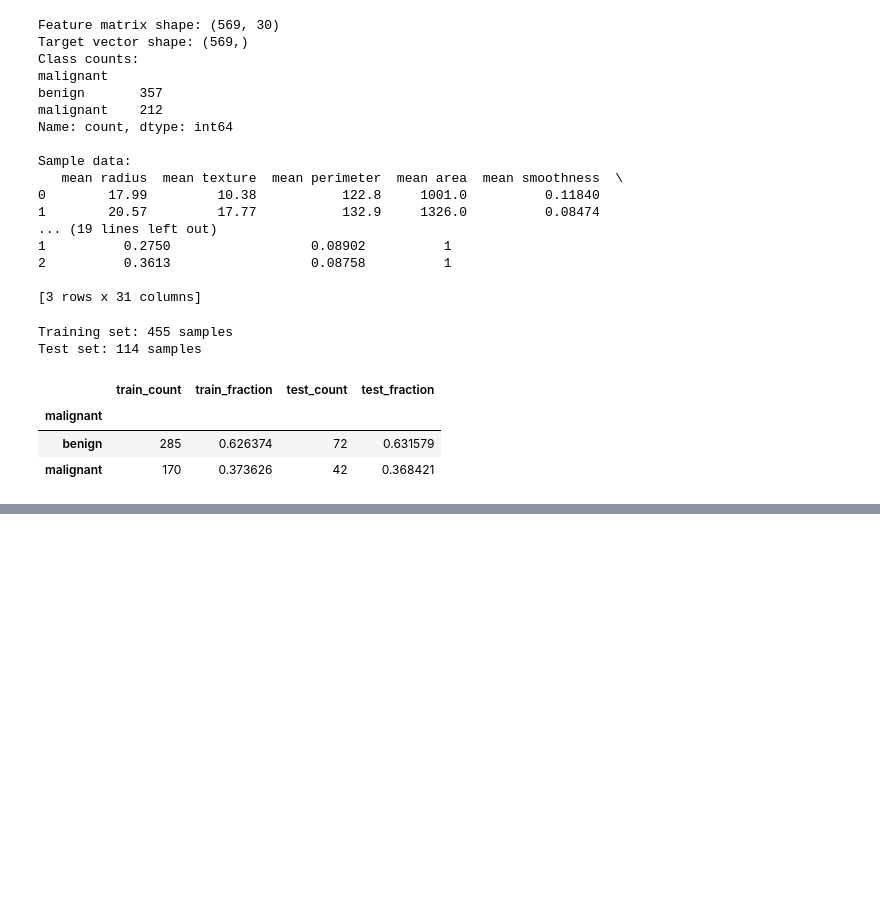
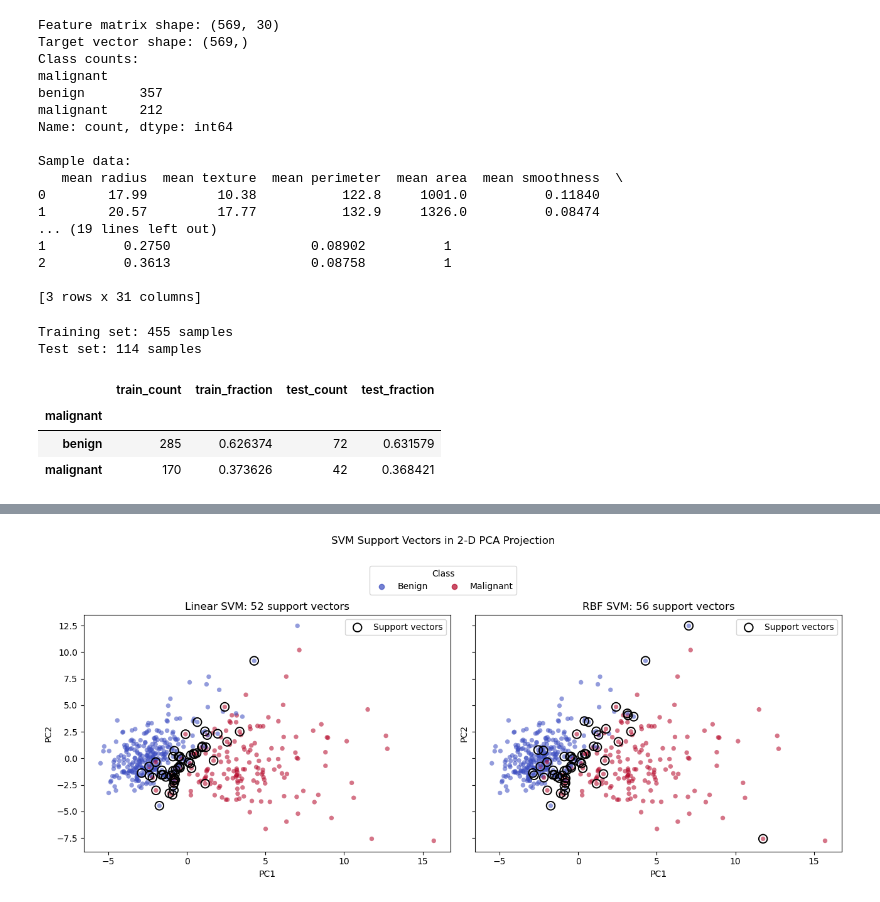
Before and after one commit to mdsanghi/ML_Assisgnment1, a Jupyter notebook: binary_classification.ipynb, the cells around one changed output, grey strips where cells are left out. Saved outputs shown, nothing was run; the diff lists cells and outputs as text; code cells hidden in the pictures; blank space fills up the shorter version.

```diff
--- a/binary_classification.ipynb
+++ b/binary_classification.ipynb
@@ -86,0 +295,100 @@ split_summary
+# %%
+import matplotlib.pyplot as plt
+
+from sklearn.decomposition import PCA
+from sklearn.model_selection import GridSearchCV, StratifiedKFold
+from sklearn.svm import SVC
+
+svm_cv = StratifiedKFold(n_splits=5, shuffle=True, random_state=RANDOM_STATE)
+
+linear_svm_grid = GridSearchCV(
+    estimator=make_pipeline(StandardScaler(), SVC(kernel="linear")),
+    param_grid={"svc__C": np.logspace(-3, 3, 7)},
+    cv=svm_cv,
+    scoring="accuracy",
+)
+
+rbf_svm_grid = GridSearchCV(
+    estimator=make_pipeline(StandardScaler(), SVC(kernel="rbf")),
+    param_grid={
+        "svc__C": np.logspace(-3, 3, 7),
+        "svc__gamma": np.logspace(-4, 1, 6),
+    },
+    cv=svm_cv,
+    scoring="accuracy",
+)
+
+linear_svm_grid.fit(X_train, y_train)
+rbf_svm_grid.fit(X_train, y_train)
+
+linear_svm = linear_svm_grid.best_estimator_.named_steps["svc"]
+rbf_svm = rbf_svm_grid.best_estimator_.named_steps["svc"]
+
+svm_summary = pd.DataFrame(
+    {
+        "kernel": ["linear", "rbf"],
+        "best_params": [linear_svm_grid.best_params_, rbf_svm_grid.best_params_],
+        "best_cv_accuracy": [linear_svm_grid.best_score_, rbf_svm_grid.best_score_],
+        "n_support_vectors": [linear_svm.support_.size, rbf_svm.support_.size],
+        "support_vectors_class_0": [linear_svm.n_support_[0], rbf_svm.n_support_[0]],
+        "support_vectors_class_1": [linear_svm.n_support_[1], rbf_svm.n_support_[1]],
+    }
+)
+
+pca_scaler = StandardScaler()
+X_train_scaled = pca_scaler.fit_transform(X_train)
+pca_2d = PCA(n_components=2, random_state=RANDOM_STATE)
+X_train_pca = pca_2d.fit_transform(X_train_scaled)
+
+fig, axes = plt.subplots(1, 2, figsize=(13, 5), sharex=True, sharey=True)
+svm_models = [
+    ("Linear SVM", linear_svm),
+    ("RBF SVM", rbf_svm),
+]
+
+for ax, (title, model) in zip(axes, svm_models):
+    scatter = ax.scatter(
+        X_train_pca[:, 0],
+        X_train_pca[:, 1],
+        c=y_train,
+        cmap="coolwarm",
+        alpha=0.55,
+        s=28,
+        edgecolors="none",
+    )
+    support_indices = model.support_
+    ax.scatter(
+        X_train_pca[support_indices, 0],
+        X_train_pca[support_indices, 1],
+        facecolors="none",
+        edgecolors="black",
+        s=95,
+        linewidths=1.4,
+        label="Support vectors",
+    )
+    ax.set_title(f"{title}: {support_indices.size} support vectors")
+    ax.set_xlabel("PC1")
+    ax.set_ylabel("PC2")
+    ax.legend(loc="best")
+
+handles, labels = scatter.legend_elements(prop="colors", alpha=0.7)
+fig.legend(
+    handles,
+    ["Benign", "Malignant"],
+    title="Class",
+    loc="upper center",
+    ncol=2,
+    bbox_to_anchor=(0.5, 1.04),
+)
+fig.suptitle("SVM Support Vectors in 2-D PCA Projection", y=1.12)
+fig.tight_layout()
+plt.show()
+
+print("SVM grid-search summary:")
+print(svm_summary.to_string(index=False))
+print(
+    f"\nPCA explained variance ratio: PC1={pca_2d.explained_variance_ratio_[0]:.3f}, "
+    f"PC2={pca_2d.explained_variance_ratio_[1]:.3f}"
+)
+# %% [output]
+[figure, added]
```
Also changed, not shown: parts of 6 cells of this notebook, 1 other file.
